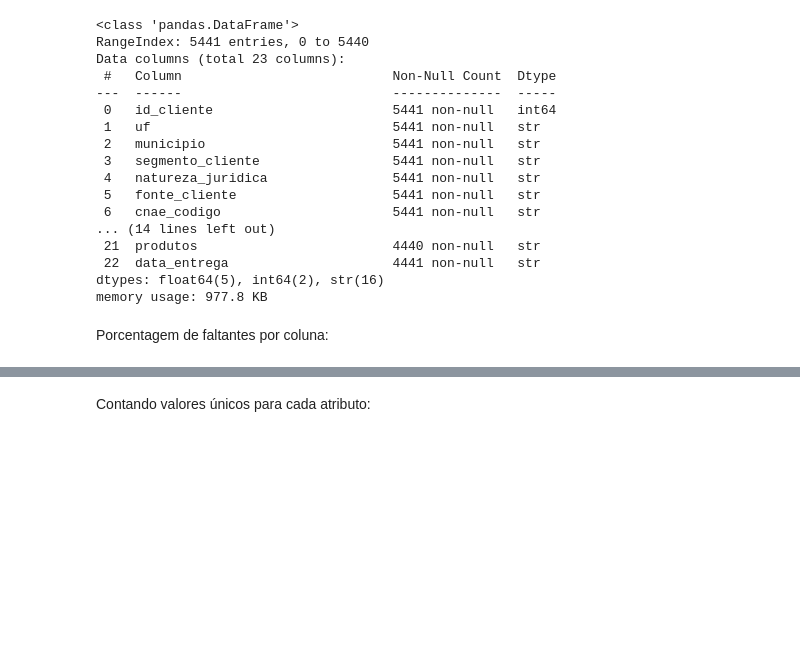
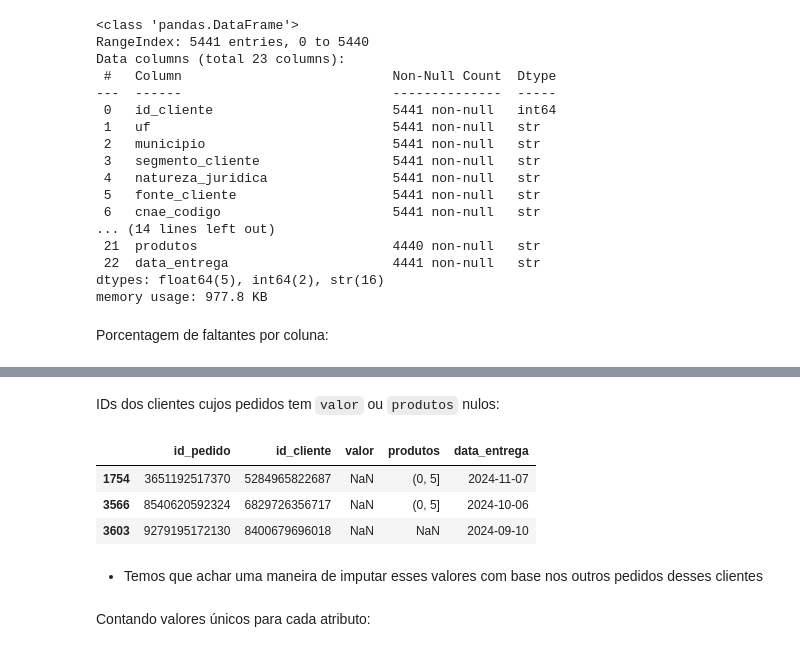
Before and after one commit to lgns-cin/CIN0144, a Jupyter notebook: EDA/com_pedidos.ipynb, the cells around one changed output, grey strips where cells are left out. Drawn from its saved outputs; the diff is of its cells as text; code cells hidden in the pictures; blank space fills up the shorter version.

```diff
--- a/EDA/com_pedidos.ipynb
+++ b/EDA/com_pedidos.ipynb
@@ -103,3 +127,14 @@ produtos     | 0.02%
+# %% [markdown]
+IDs dos clientes cujos pedidos tem `valor` ou `produtos`  nulos:
+# %%
+pedidos[pedidos.valor.isna() | pedidos.produtos.isna()]
+# %% [output]
+|  | id_pedido | id_cliente | valor | produtos | data_entrega |
+| 1754 | 3651192517370 | 5284965822687 | NaN | (0, 5] | 2024-11-07 |
+| 3566 | 8540620592324 | 6829726356717 | NaN | (0, 5] | 2024-10-06 |
+| 3603 | 9279195172130 | 8400679696018 | NaN | NaN | 2024-09-10 |
+# %% [markdown]
+- Temos que achar uma maneira de imputar esses valores com base nos outros pedidos desses clientes
 # %% [markdown]
 Contando valores únicos para cada atributo:
 # %%
```
Also changed, not shown: parts of 16 cells of this notebook.
